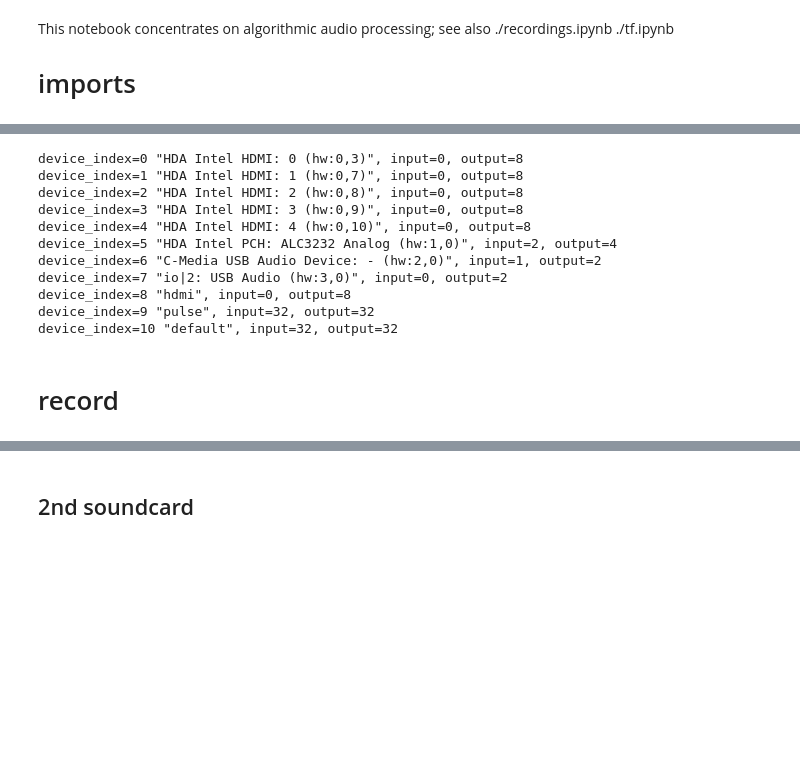
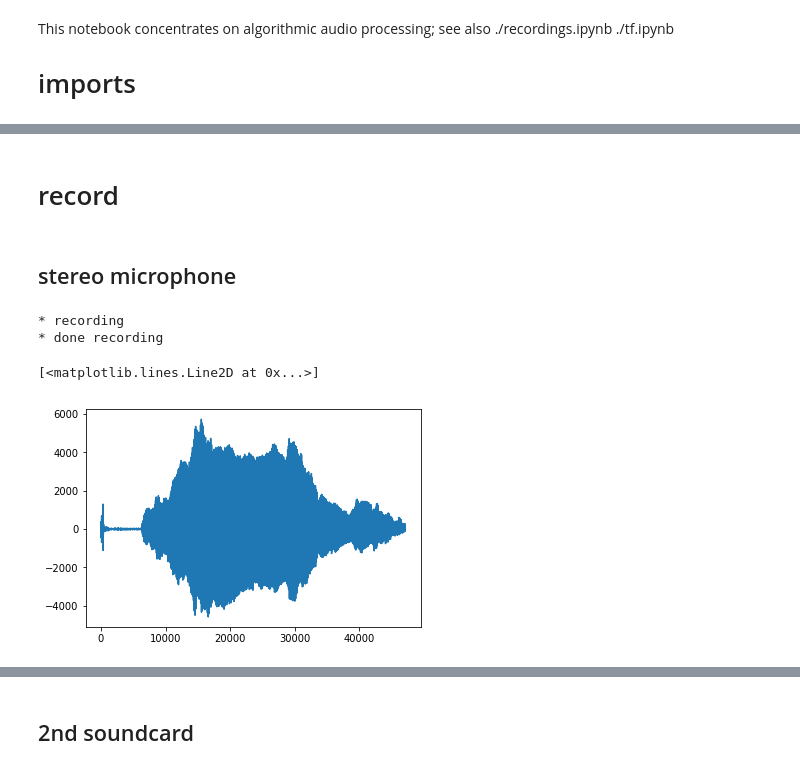
Before and after one commit to nuru-nu/moyo, a Jupyter notebook: notebooks/audio.ipynb, the cells around one changed output, grey strips where cells are left out. Cells and saved outputs as stored; diff of their text form; code cells hidden in the pictures; blank space fills up the shorter version.

Commit message:
refactors audio a bit

```diff
--- a/notebooks/audio.ipynb
+++ b/notebooks/audio.ipynb
@@ -58,16 +54,50 @@ device_index=10 "default", input=32, output=32
-# %%
-audio.AudioInterface.list_devices()
-# %% [output]
-device_index=0 "HDA Intel HDMI: 0 (hw:0,3)", input=0, output=8
-device_index=1 "HDA Intel HDMI: 1 (hw:0,7)", input=0, output=8
-device_index=2 "HDA Intel HDMI: 2 (hw:0,8)", input=0, output=8
-device_index=3 "HDA Intel HDMI: 3 (hw:0,9)", input=0, output=8
-device_index=4 "HDA Intel HDMI: 4 (hw:0,10)", input=0, output=8
-device_index=5 "HDA Intel PCH: ALC3232 Analog (hw:1,0)", input=2, output=4
-device_index=6 "C-Media USB Audio Device: - (hw:2,0)", input=1, output=2
-device_index=7 "io|2: USB Audio (hw:3,0)", input=0, output=2
-device_index=8 "hdmi", input=0, output=8
-device_index=9 "pulse", input=32, output=32
-device_index=10 "default", input=32, output=32
 # %% [markdown]
 # record
+# %% [markdown]
+## stereo microphone
+# %%
+if 'p' in globals():
+    p.terminate()
+p = pyaudio.PyAudio()
+# %%
+inrate = 16000
+# inrate = 44100
+in3 = p.open(
+#     output_device_index=6,  # C-Media USB Audio Device
+    output_device_index=7,  # io|2: USB Audio
+    channels=2,
+    input=True,
+    rate=inrate,
+    format=pyaudio.paInt16,
+)
+
+CHUNK = 1024
+def record(input_stream, secs, print_startstop=True):
+    """Records `secs` worth of audio and returns int16 array."""
+    # Empty buffer.
+    while input_stream.get_read_available():
+        input_stream.read(input_stream.get_read_available())
+    if print_startstop:
+        print("* recording")
+
+    frames = []
+    for i in range(0, int(inrate / CHUNK * secs)):
+        data = input_stream.read(CHUNK)
+        frames.append(data)
+
+    if print_startstop:
+        print("* done recording")
+
+    return np.concatenate([
+        np.fromstring(frame, np.int16) for frame in frames])
+
+wav2 = record(in3, 3)
+def fromstereo(buf):
+    return buf.reshape([2, -1], order='F')
+wav2l, wav2r = fromstereo(wav2)
+plt.plot(wav2r)
+# %% [output]
+* recording
+* done recording
+[<matplotlib.lines.Line2D at 0x...>]
+[figure, added]
```
Also changed, not shown: parts of 7 cells of this notebook.
